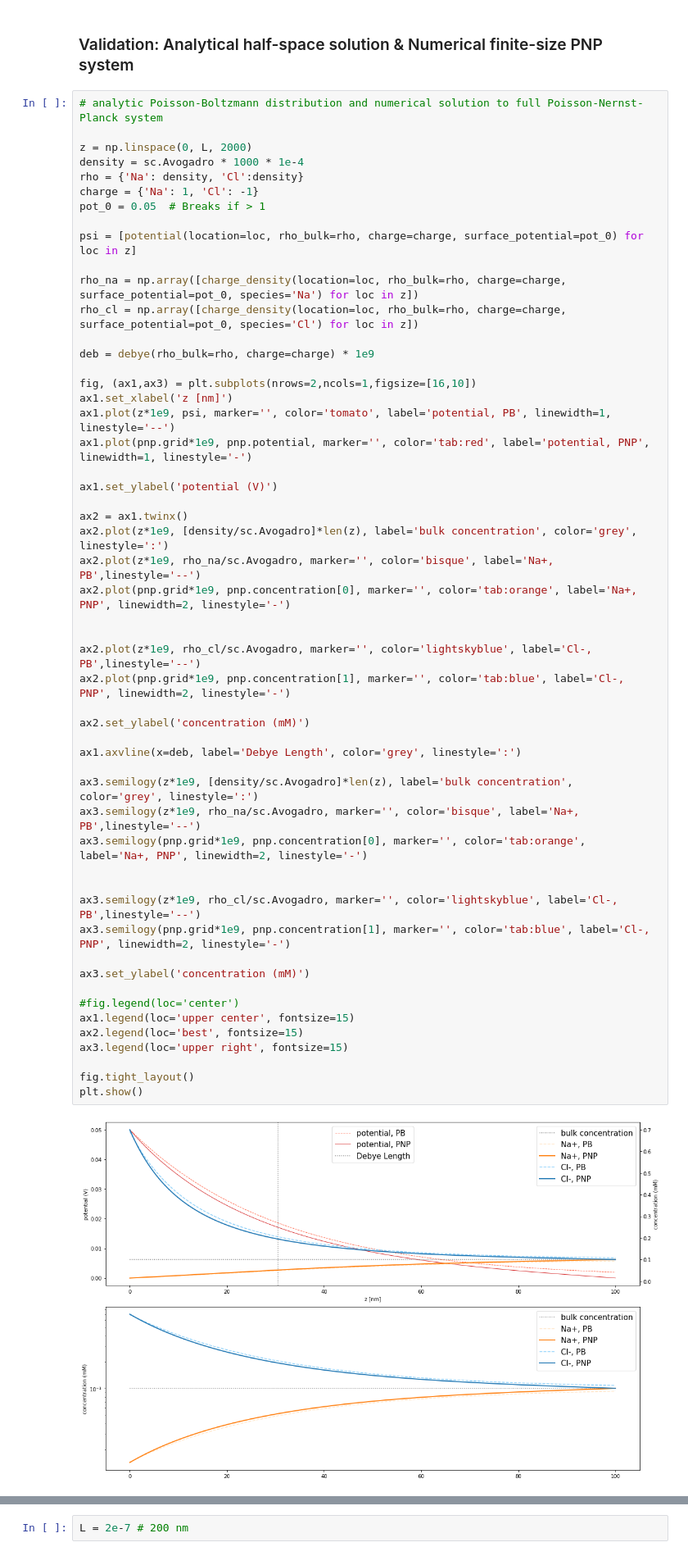
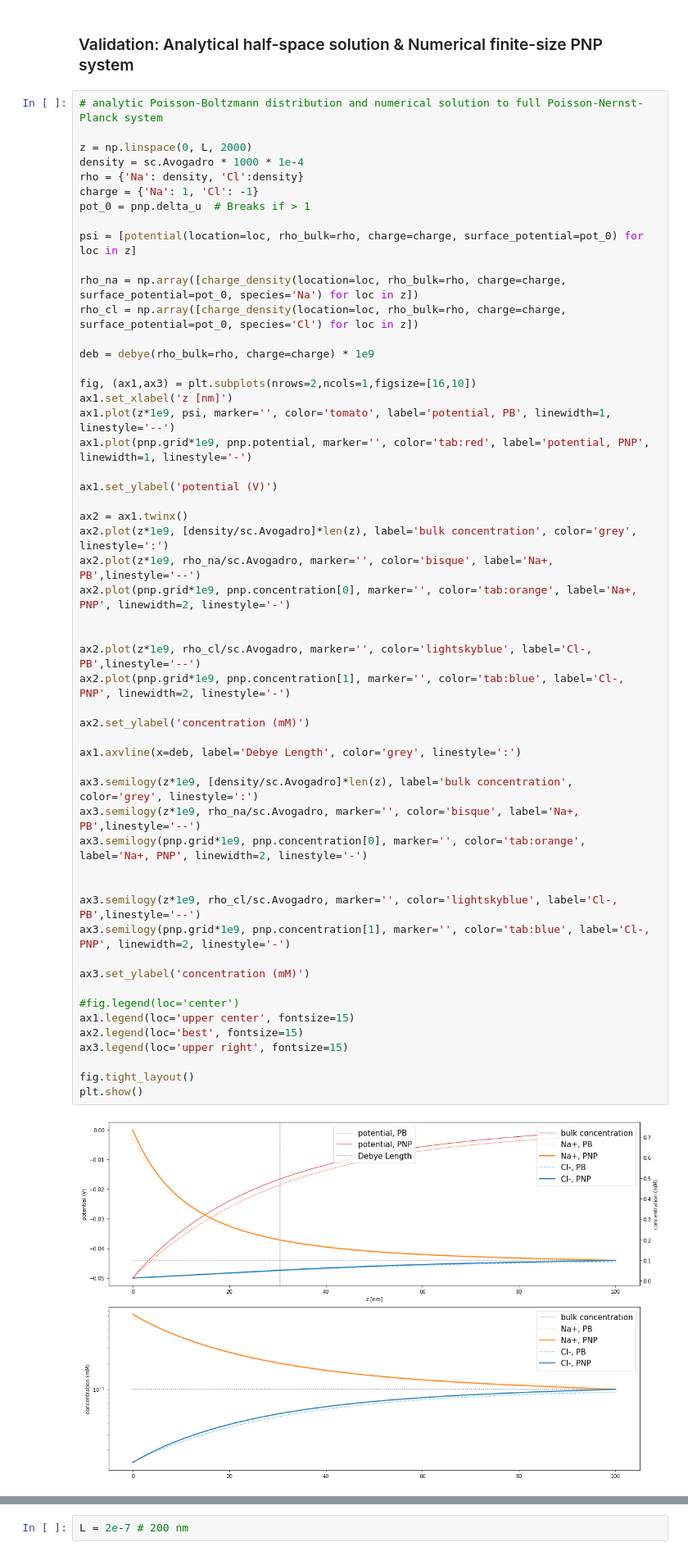
Before and after one commit to jotelha/continuous2discrete, a Jupyter notebook: showcases.ipynb, the cells around one changed output, grey strips where cells are left out. Shown at 82% size. Drawn from its saved outputs; the diff is of its cells as text.

```diff
--- a/showcases.ipynb
+++ b/showcases.ipynb
@@ -605,7 +824,7 @@ z = np.linspace(0, L, 2000)
 density = sc.Avogadro * 1000 * 1e-4
 rho = {'Na': density, 'Cl':density}
 charge = {'Na': 1, 'Cl': -1}
-pot_0 = 0.05  # Breaks if > 1
+pot_0 = pnp.delta_u  # Breaks if > 1
 
 psi = [potential(location=loc, rho_bulk=rho, charge=charge, surface_potential=pot_0) for loc in z]
 
@@ -625,31 +844,31 @@ ax2 = ax1.twinx()
 ax2.plot(z*1e9, [density/sc.Avogadro]*len(z), label='bulk concentration', color='grey', linestyle=':')
 ax2.plot(z*1e9, rho_na/sc.Avogadro, marker='', color='bisque', label='Na+, PB',linestyle='--')
 ax2.plot(pnp.grid*1e9, pnp.concentration[0], marker='', color='tab:orange', label='Na+, PNP', linewidth=2, linestyle='-')
 
 
 ax2.plot(z*1e9, rho_cl/sc.Avogadro, marker='', color='lightskyblue', label='Cl-, PB',linestyle='--')
 ax2.plot(pnp.grid*1e9, pnp.concentration[1], marker='', color='tab:blue', label='Cl-, PNP', linewidth=2, linestyle='-')
 
 ax2.set_ylabel('concentration (mM)')
 
 ax1.axvline(x=deb, label='Debye Length', color='grey', linestyle=':')
 
 ax3.semilogy(z*1e9, [density/sc.Avogadro]*len(z), label='bulk concentration', color='grey', linestyle=':')
 ax3.semilogy(z*1e9, rho_na/sc.Avogadro, marker='', color='bisque', label='Na+, PB',linestyle='--')
 ax3.semilogy(pnp.grid*1e9, pnp.concentration[0], marker='', color='tab:orange', label='Na+, PNP', linewidth=2, linestyle='-')
 
 
 ax3.semilogy(z*1e9, rho_cl/sc.Avogadro, marker='', color='lightskyblue', label='Cl-, PB',linestyle='--')
 ax3.semilogy(pnp.grid*1e9, pnp.concentration[1], marker='', color='tab:blue', label='Cl-, PNP', linewidth=2, linestyle='-')
 
 ax3.set_ylabel('concentration (mM)')
 
 #fig.legend(loc='center')
 ax1.legend(loc='upper center', fontsize=15)
 ax2.legend(loc='best', fontsize=15)
 ax3.legend(loc='upper right', fontsize=15)
 
 fig.tight_layout()
 plt.show()
 # %% [output]
-[figure, old version]
+[figure, new version]
```
Also changed, not shown: parts of 187 cells of this notebook, 6 other files.
